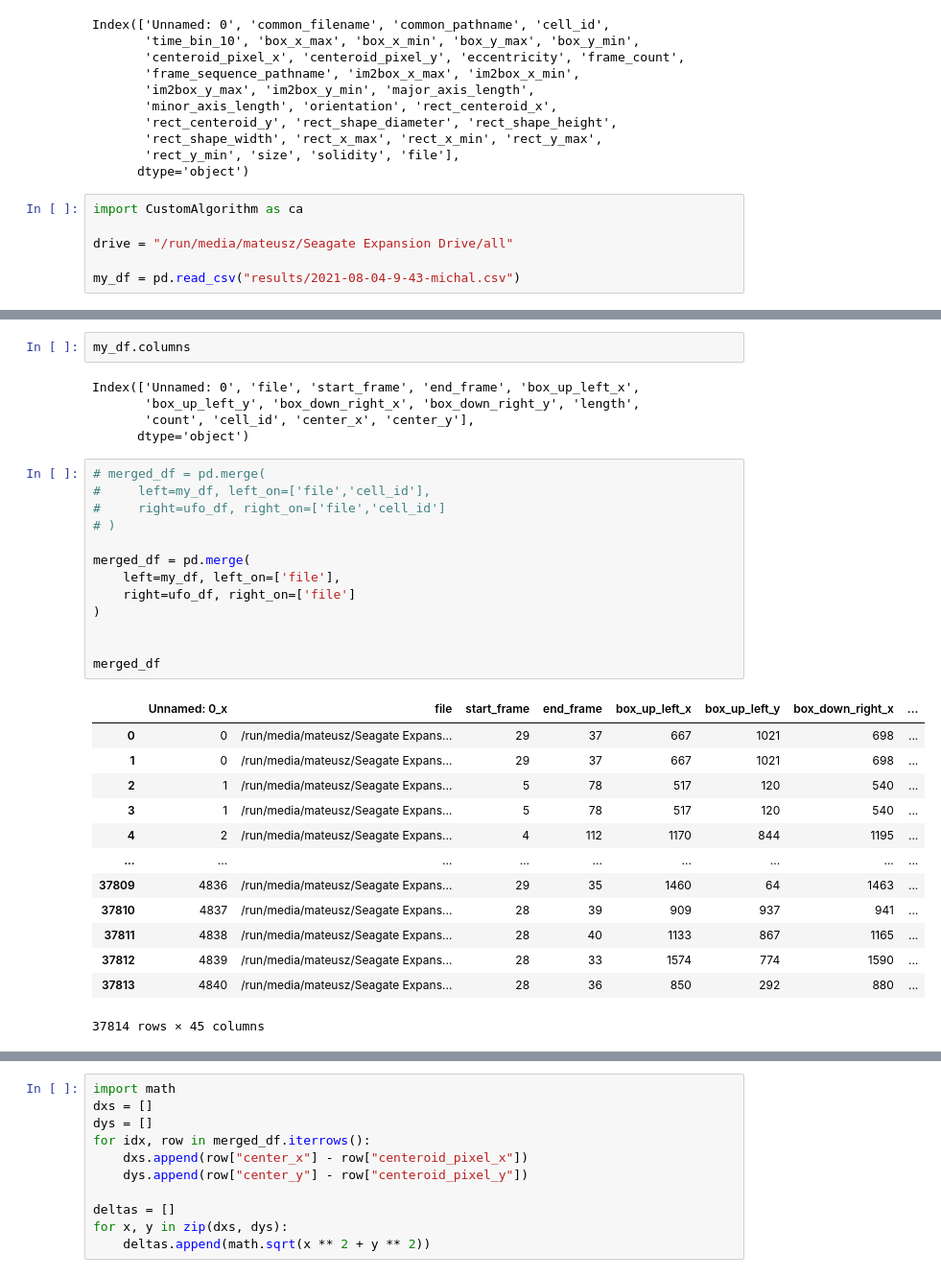
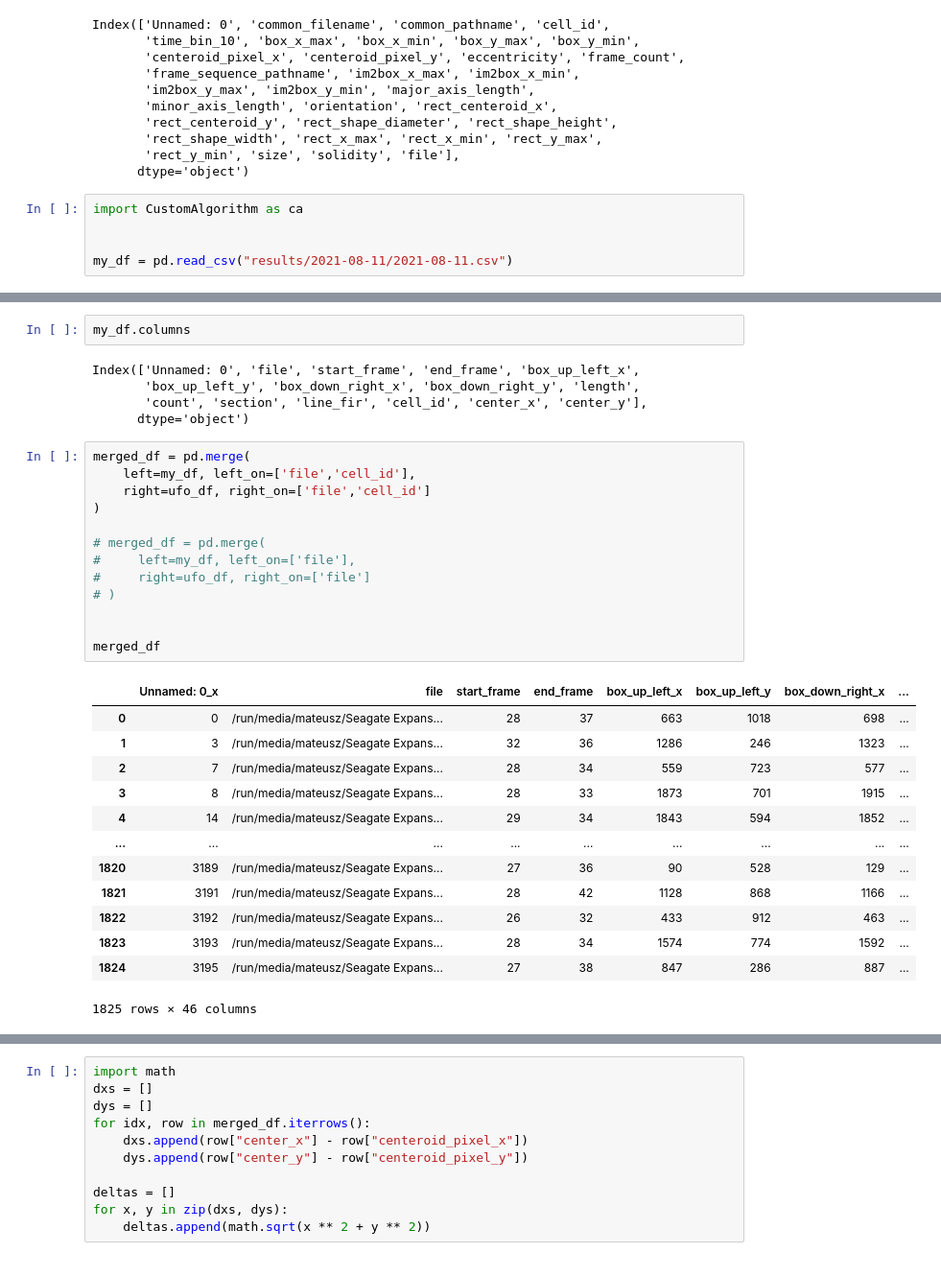
Before and after one commit to mateuszkojro/dims, a Jupyter notebook: motion-detect/compare_ufo.ipynb, the cells around one changed output, grey strips where cells are left out. Shown at 96% size. Saved outputs shown, nothing was run; the diff lists cells and outputs as text.

```diff
--- a/motion-detect/compare_ufo.ipynb
+++ b/motion-detect/compare_ufo.ipynb
@@ -44,9 +44,8 @@ Index(['Unnamed: 0', 'common_filename', 'common_pathname', 'cell_id',
 # %%
 import CustomAlgorithm as ca
 
-drive = "/run/media/mateusz/Seagate Expansion Drive/all"
 
-my_df = pd.read_csv("results/2021-08-04-9-43-michal.csv")
+my_df = pd.read_csv("results/2021-08-11/2021-08-11.csv")
 # %%
 for index, row in my_df.iterrows():
     p = Path(row['file'])
@@ -79,35 +77,35 @@ my_df.columns
 # %% [output]
 Index(['Unnamed: 0', 'file', 'start_frame', 'end_frame', 'box_up_left_x',
        'box_up_left_y', 'box_down_right_x', 'box_down_right_y', 'length',
-       'count', 'cell_id', 'center_x', 'center_y'],
+       'count', 'section', 'line_fir', 'cell_id', 'center_x', 'center_y'],
       dtype='object')
 # %%
+merged_df = pd.merge(
+    left=my_df, left_on=['file','cell_id'],
+    right=ufo_df, right_on=['file','cell_id']
+)
+
 # merged_df = pd.merge(
-#     left=my_df, left_on=['file','cell_id'],
-#     right=ufo_df, right_on=['file','cell_id']
+#     left=my_df, left_on=['file'],
+#     right=ufo_df, right_on=['file']
 # )
-
-merged_df = pd.merge(
-    left=my_df, left_on=['file'],
-    right=ufo_df, right_on=['file']
-)
 
 
 merged_df
 # %% [output]
 |  | Unnamed: 0_x | file | start_frame | end_frame | box_up_left_x | box_up_left_y | box_down_right_x | ... |
-| 0 | 0 | /run/media/mateusz/Seagate Expans... | 29 | 37 | 667 | 1021 | 698 | ... |
-| 1 | 0 | /run/media/mateusz/Seagate Expans... | 29 | 37 | 667 | 1021 | 698 | ... |
-| 2 | 1 | /run/media/mateusz/Seagate Expans... | 5 | 78 | 517 | 120 | 540 | ... |
-| 3 | 1 | /run/media/mateusz/Seagate Expans... | 5 | 78 | 517 | 120 | 540 | ... |
-| 4 | 2 | /run/media/mateusz/Seagate Expans... | 4 | 112 | 1170 | 844 | 1195 | ... |
+| 0 | 0 | /run/media/mateusz/Seagate Expans... | 28 | 37 | 663 | 1018 | 698 | ... |
+| 1 | 3 | /run/media/mateusz/Seagate Expans... | 32 | 36 | 1286 | 246 | 1323 | ... |
+| 2 | 7 | /run/media/mateusz/Seagate Expans... | 28 | 34 | 559 | 723 | 577 | ... |
+| 3 | 8 | /run/media/mateusz/Seagate Expans... | 28 | 33 | 1873 | 701 | 1915 | ... |
+| 4 | 14 | /run/media/mateusz/Seagate Expans... | 29 | 34 | 1843 | 594 | 1852 | ... |
 | ... | ... | ... | ... | ... | ... | ... | ... | ... |
-| 37809 | 4836 | /run/media/mateusz/Seagate Expans... | 29 | 35 | 1460 | 64 | 1463 | ... |
-| 37810 | 4837 | /run/media/mateusz/Seagate Expans... | 28 | 39 | 909 | 937 | 941 | ... |
-| 37811 | 4838 | /run/media/mateusz/Seagate Expans... | 28 | 40 | 1133 | 867 | 1165 | ... |
-| 37812 | 4839 | /run/media/mateusz/Seagate Expans... | 28 | 33 | 1574 | 774 | 1590 | ... |
-| 37813 | 4840 | /run/media/mateusz/Seagate Expans... | 28 | 36 | 850 | 292 | 880 | ... |
+| 1820 | 3189 | /run/media/mateusz/Seagate Expans... | 27 | 36 | 90 | 528 | 129 | ... |
+| 1821 | 3191 | /run/media/mateusz/Seagate Expans... | 28 | 42 | 1128 | 868 | 1166 | ... |
+| 1822 | 3192 | /run/media/mateusz/Seagate Expans... | 26 | 32 | 433 | 912 | 463 | ... |
+| 1823 | 3193 | /run/media/mateusz/Seagate Expans... | 28 | 34 | 1574 | 774 | 1592 | ... |
+| 1824 | 3195 | /run/media/mateusz/Seagate Expans... | 27 | 38 | 847 | 286 | 887 | ... |
-37814 rows × 45 columns
+1825 rows × 46 columns
 # %%
 merged_df.columns
 # %% [output]
```
Also changed, not shown: parts of 14 cells of this notebook, 1 other file.
